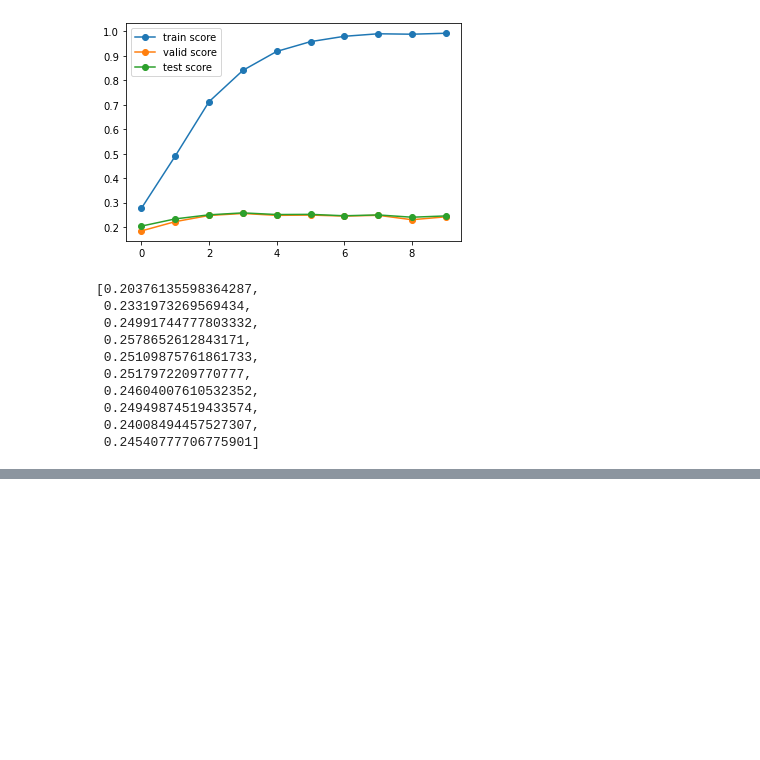
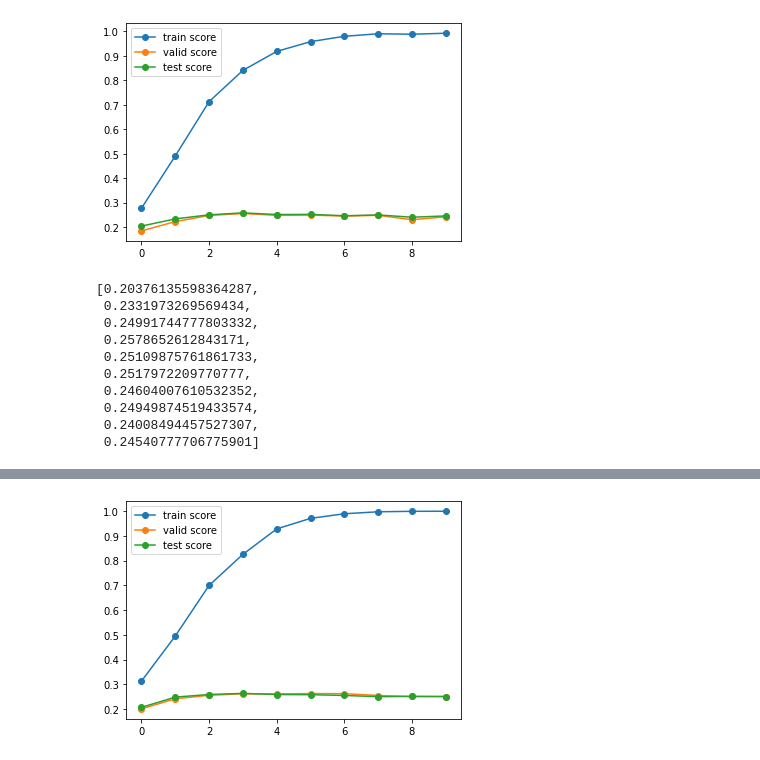
Before and after one commit to llcc402/chery_public, a Jupyter notebook: experiments_true_data.ipynb, the cells around one changed output, grey strips where cells are left out. Saved outputs shown, nothing was run; the diff lists cells and outputs as text; code cells hidden in the pictures; blank space fills up the shorter version.

Commit message:
modified: experiments_true_data.ipynb, repeat the HMC model using tensorflow

```diff
--- a/experiments_true_data.ipynb
+++ b/experiments_true_data.ipynb
@@ -37,11 +37,3 @@ def get_structure_from_adajancency(adajancency):
         if ancestors:
             structure[i, ancestors] = 1
     return structure
-# %%
-structure = get_structure_from_adajancency(train.A)
-model = HMCModel(structure, 500, [2000,2000], 0.7)
-loss_fn = get_loss_fn_coherent(structure)
-optimizer = tf.keras.optimizers.Adam(learning_rate=1e-4, decay=1e-5)
-train_loss_list, valid_loss_list, train_score_list, valid_score_list, test_score_list = train_epoch(model,
-            optimizer, loss_fn, 'coherent_hmc', 15,
-            train_data, train.X, train.Y, valid.X, valid.Y, test.X, test.Y)
@@ -61,5 +39,0 @@ plt.legend()
-# %%
-logits = model(test.X)
-logits = model.postprocess(logits)
-prob = model.get_prob(logits)
-custom_score(test.Y, model.predict(test.X))
@@ -151,0 +126,71 @@ test_score_list
+# %%
+structure = get_structure_from_adajancency(train.A)
+model = HMCModel(structure, 500, [2000,2000], 0.7)
+optimizer = tf.keras.optimizers.Adam(learning_rate=1e-4, decay=1e-5)
+
+def mylog(x):
+    x = tf.where(x < 1e-20, 1e-20, x)
+    return tf.math.log(x)
+
+def cross_y_log(y,prob):
+    ''' return y * log(prob), to avoid 0 * log(0)'''
+    r = tf.where(y != 0, y * mylog(prob), 0)
+    return r
+
+def mymax(prob, structure):
+    '''structure[i,j] = 1 iff i is a subclass of j, structure[i,i]=0 holds true for all i'''
+    structure = (structure + np.eye(structure.shape[0])).astype(np.int32)
+    prob1 = list()
+    for i in range(structure.shape[0]):
+        col_max = tf.reduce_max(prob * structure[:,i], axis=1, keepdims=True)
+        prob1.append(col_max)
+    return tf.concat(prob1, axis=1)
+
+def loss_fn(y_true, y_logits, structure):
+    idx = tf.cast(tf.reduce_sum(y_true, axis=0) != y_true.shape[0], tf.float32) # remove root nodes
+    prob = tf.nn.sigmoid(y_logits)
+    part1 = - y_true * mylog(mymax(prob * y_true, structure))
+    part2 = - (1-y_true) * mylog(1 - mymax(prob, structure))
+    loss = part1 + part2
+    loss = tf.reduce_mean(loss * idx)
+    return loss
+
+def train_a_step(model, optimizer, x_batch, y_batch, structure):
+    with tf.GradientTape() as tape:
+        logits = model(x_batch)
+        loss = loss_fn(y_batch, logits, structure)
+        variables = model.trainable_variables
+        gradients = tape.gradient(loss, variables)
+        optimizer.apply_gradients(zip(gradients, variables))
+    return loss
+
+def train_epochs(model, optimizer, train_data, epochs, structure):
+    steps = train.X.shape[0] // 4
+    loss_list = []
+    train_score_list = []
+    valid_score_list = []
+    test_score_list = []
+    for epoch in range(epochs):
+        loss = 0
+        for x_batch, y_batch in train_data.take(steps):
+            loss += train_a_step(model, optimizer, x_batch, y_batch, structure)
+        loss /= steps
+        loss_list.append(loss)
+        train_score = custom_score(train.Y, model.predict(train.X))
+        valid_score = custom_score(valid.Y, model.predict(valid.X))
+        test_score = custom_score(test.Y, model.predict(test.X))
+        train_score_list.append(train_score)
+        valid_score_list.append(valid_score)
+        test_score_list.append(test_score)
+    return loss_list, train_score_list, valid_score_list, test_score_list
+
+loss_list, train_score_list, valid_score_list, test_score_list = train_epochs(model,
+                                                                              optimizer,
+                                                                              train_data,
+                                                                              10,
+                                                                              structure)
+plt.plot(train_score_list, '-o', label='train score')
+plt.plot(valid_score_list, '-o', label = 'valid score')
+plt.plot(test_score_list, '-o', label = 'test score')
+plt.legend()
+# %% [output]
@@ -151,0 +198 @@ test_score_list
+[figure, added]
```
Also changed, not shown: parts of 7 cells of this notebook.
